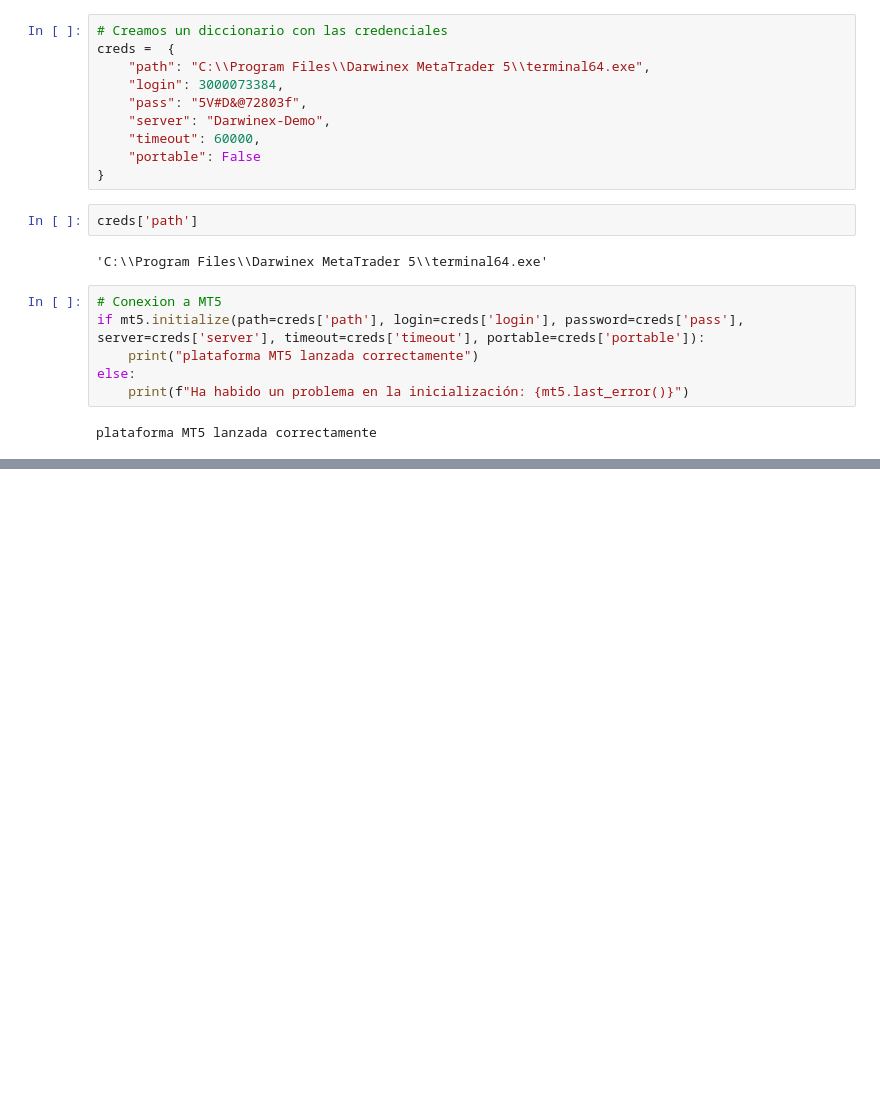
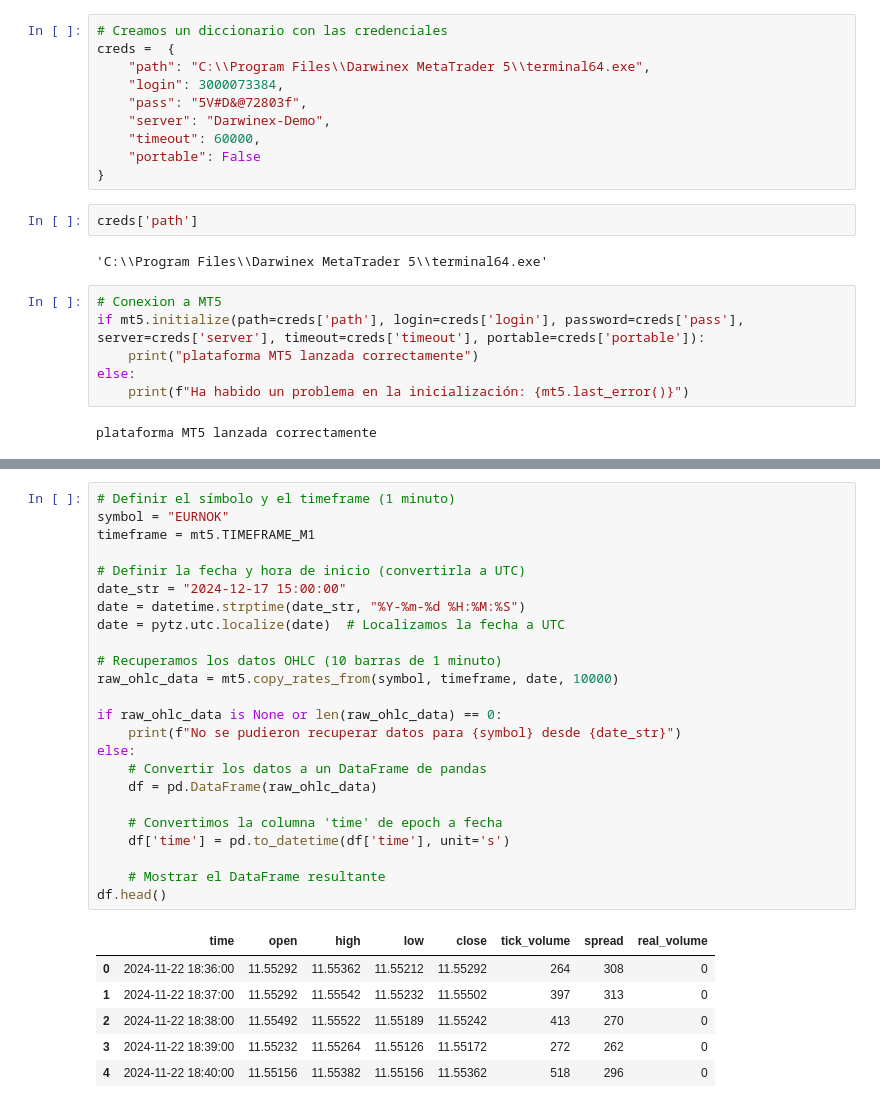
Before and after one commit to JavierVaronBueno/mt5-api-connecction, a Jupyter notebook: mt5APIConnection.ipynb, the cells around one changed output, grey strips where cells are left out. Cells and saved outputs as stored; diff of their text form; blank space fills up the shorter version.

```diff
--- a/mt5APIConnection.ipynb
+++ b/mt5APIConnection.ipynb
@@ -32,0 +222,31 @@ plataforma MT5 lanzada correctamente
+# %%
+# Definir el símbolo y el timeframe (1 minuto)
+symbol = "EURNOK"
+timeframe = mt5.TIMEFRAME_M1
+
+# Definir la fecha y hora de inicio (convertirla a UTC)
+date_str = "2024-12-17 15:00:00"
+date = datetime.strptime(date_str, "%Y-%m-%d %H:%M:%S")
+date = pytz.utc.localize(date)  # Localizamos la fecha a UTC
+
+# Recuperamos los datos OHLC (10 barras de 1 minuto)
+raw_ohlc_data = mt5.copy_rates_from(symbol, timeframe, date, 10000)
+
+if raw_ohlc_data is None or len(raw_ohlc_data) == 0:
+    print(f"No se pudieron recuperar datos para {symbol} desde {date_str}")
+else:
+    # Convertir los datos a un DataFrame de pandas
+    df = pd.DataFrame(raw_ohlc_data)
+
+    # Convertimos la columna 'time' de epoch a fecha
+    df['time'] = pd.to_datetime(df['time'], unit='s')
+
+    # Mostrar el DataFrame resultante
+df.head()
+# %% [output]
+|  | time | open | high | low | close | tick_volume | spread | real_volume |
+| 0 | 2024-11-22 18:36:00 | 11.55292 | 11.55362 | 11.55212 | 11.55292 | 264 | 308 | 0 |
+| 1 | 2024-11-22 18:37:00 | 11.55292 | 11.55542 | 11.55232 | 11.55502 | 397 | 313 | 0 |
+| 2 | 2024-11-22 18:38:00 | 11.55492 | 11.55522 | 11.55189 | 11.55242 | 413 | 270 | 0 |
+| 3 | 2024-11-22 18:39:00 | 11.55232 | 11.55264 | 11.55126 | 11.55172 | 272 | 262 | 0 |
+| 4 | 2024-11-22 18:40:00 | 11.55156 | 11.55382 | 11.55156 | 11.55362 | 518 | 296 | 0 |
```
Also changed, not shown: parts of 24 cells of this notebook.
